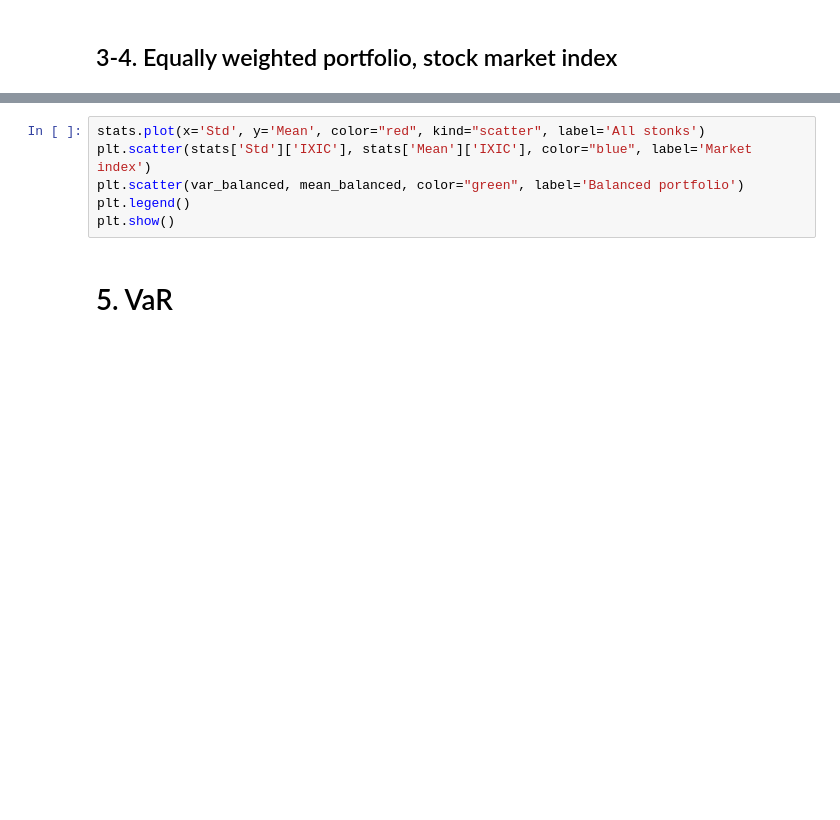
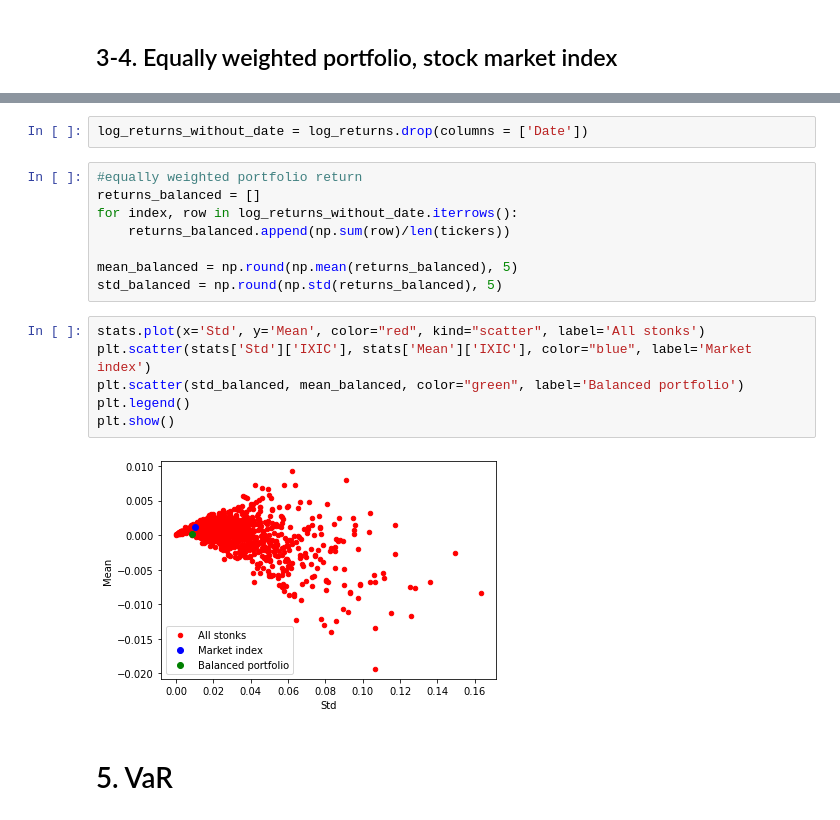
Before and after one commit to katyamalysheva/lab-1, a Jupyter notebook: lab1.ipynb, the cells around one changed output, grey strips where cells are left out. Drawn from its saved outputs; the diff is of its cells as text; blank space fills up the shorter version.

Commit message:
balanced portfolio

```diff
--- a/lab1.ipynb
+++ b/lab1.ipynb
@@ -159,9 +146,21 @@ SyntaxError: invalid syntax (<ipython-input-12-b7c357696869>, line 7)
+# %%
+log_returns_without_date = log_returns.drop(columns = ['Date'])
+# %%
+#equally weighted portfolio return
+returns_balanced = []
+for index, row in log_returns_without_date.iterrows():
+    returns_balanced.append(np.sum(row)/len(tickers))
+
+mean_balanced = np.round(np.mean(returns_balanced), 5)
+std_balanced = np.round(np.std(returns_balanced), 5)
 # %%
 stats.plot(x='Std', y='Mean', color="red", kind="scatter", label='All stonks')
 plt.scatter(stats['Std']['IXIC'], stats['Mean']['IXIC'], color="blue", label='Market index')
-plt.scatter(var_balanced, mean_balanced, color="green", label='Balanced portfolio')
+plt.scatter(std_balanced, mean_balanced, color="green", label='Balanced portfolio')
 plt.legend()
 plt.show()
+# %% [output]
+[figure, added]
 # %% [markdown]
 # 5. VaR
 # %%
```
Also changed, not shown: parts of 6 cells of this notebook, 1 other file.
